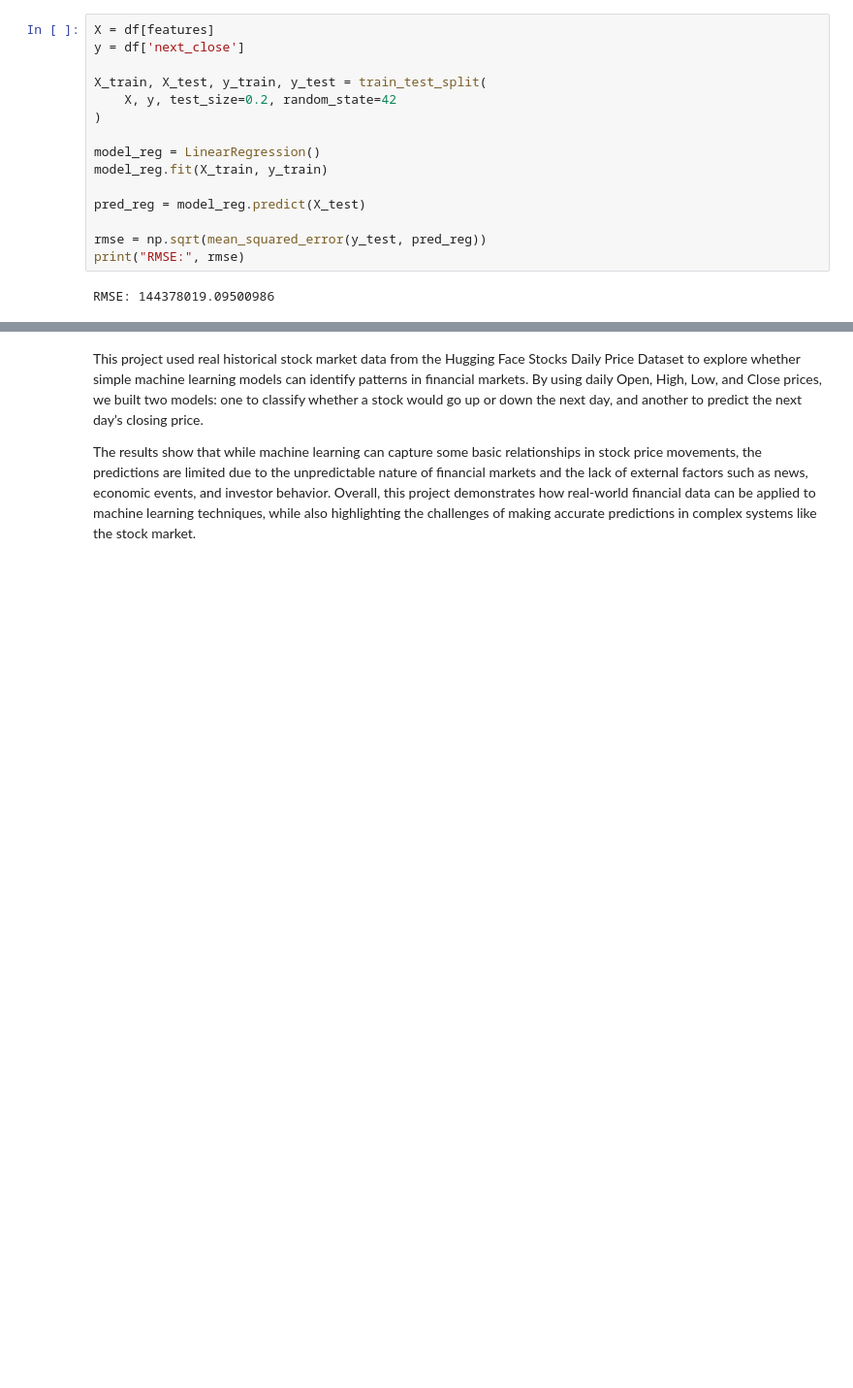
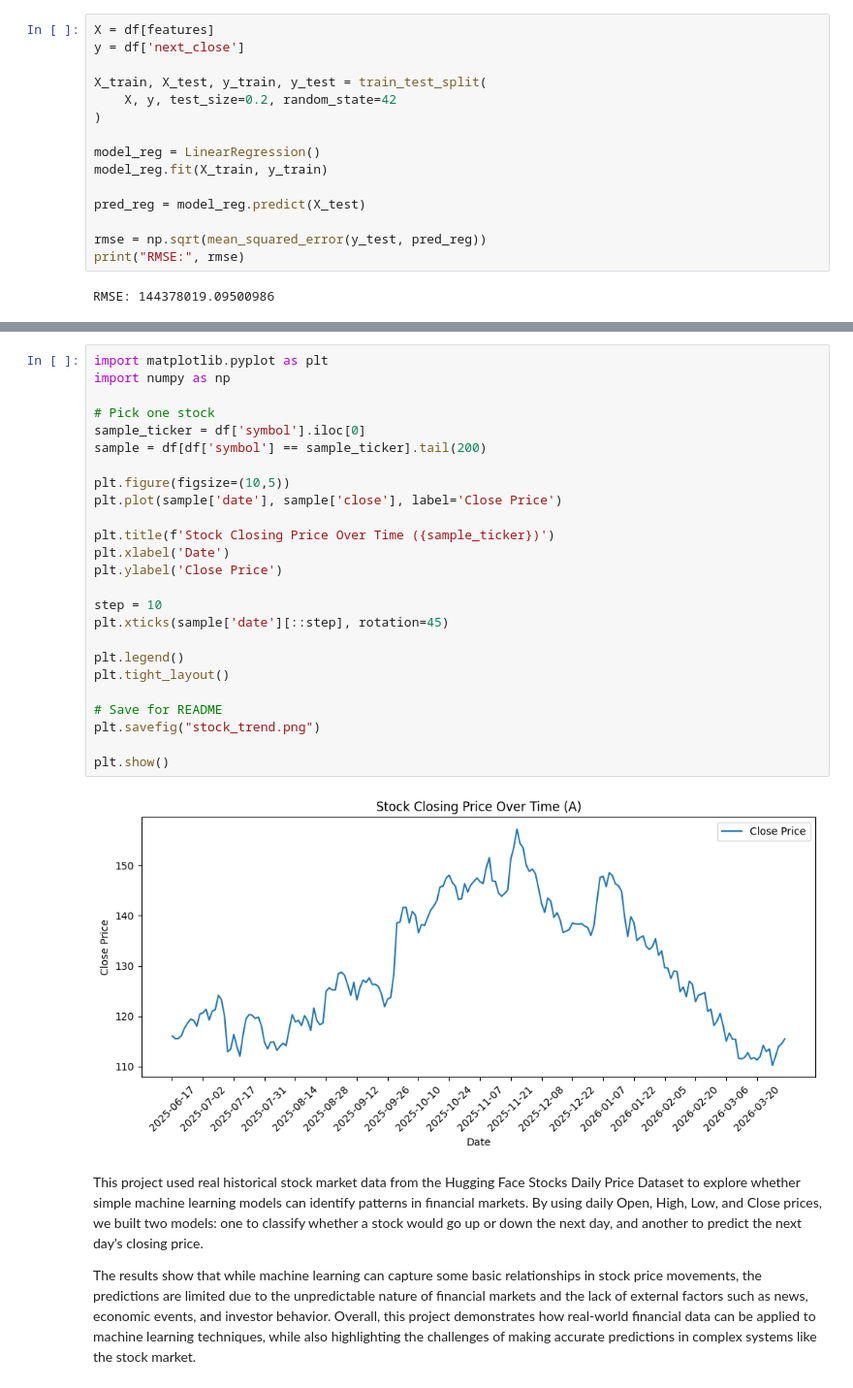
Before and after one commit to huc1atwit/Stock-Market-Analysis, a Jupyter notebook: COMP_3125_Stock_Analysis_project.ipynb, the cells around one changed output, grey strips where cells are left out. Shown at 97% size. Saved outputs shown, nothing was run; the diff lists cells and outputs as text; blank space fills up the shorter version.

```diff
--- a/COMP_3125_Stock_Analysis_project.ipynb
+++ b/COMP_3125_Stock_Analysis_project.ipynb
@@ -112,6 +122,33 @@ plt.title('Actual vs Predicted Stock Prices')
 plt.show()
 # %% [output]
 [figure]
+# %%
+import matplotlib.pyplot as plt
+import numpy as np
+
+# Pick one stock
+sample_ticker = df['symbol'].iloc[0]
+sample = df[df['symbol'] == sample_ticker].tail(200)
+
+plt.figure(figsize=(10,5))
+plt.plot(sample['date'], sample['close'], label='Close Price')
+
+plt.title(f'Stock Closing Price Over Time ({sample_ticker})')
+plt.xlabel('Date')
+plt.ylabel('Close Price')
+
+step = 10
+plt.xticks(sample['date'][::step], rotation=45)
+
+plt.legend()
+plt.tight_layout()
+
+# Save for README
+plt.savefig("stock_trend.png")
+
+plt.show()
+# %% [output]
+[figure, added]
 # %% [markdown]
 This project used real historical stock market data from the Hugging Face Stocks Daily Price Dataset to explore whether simple machine learning models can identify patterns in financial markets. By using daily Open, High, Low, and Close prices, we built two models: one to classify whether a stock would go up or down the next day, and another to predict the next day’s closing price.
 
```
Also changed, not shown: parts of 4 cells of this notebook.
